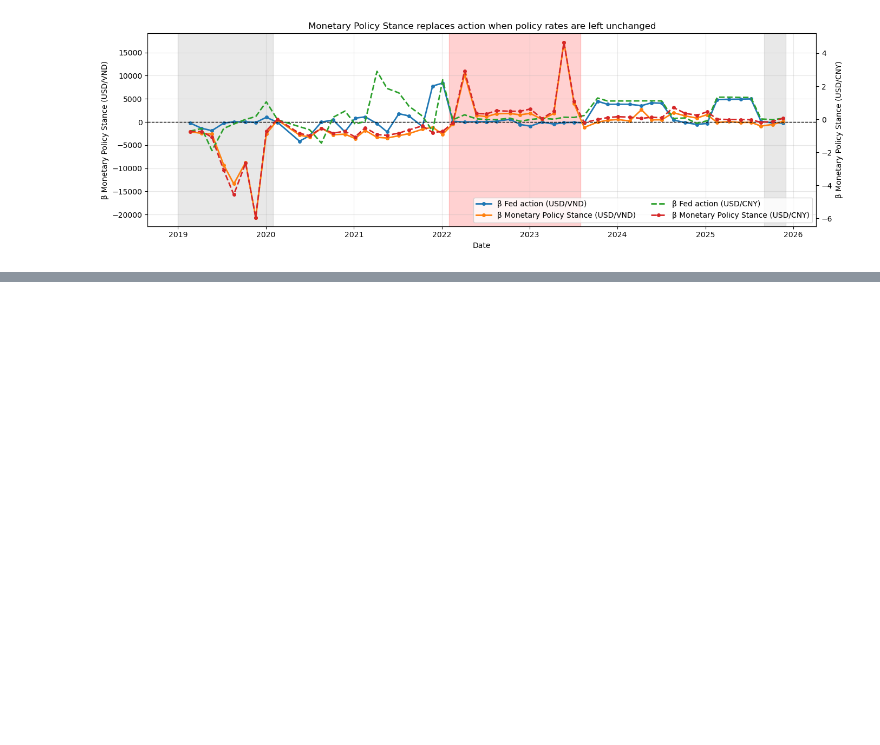
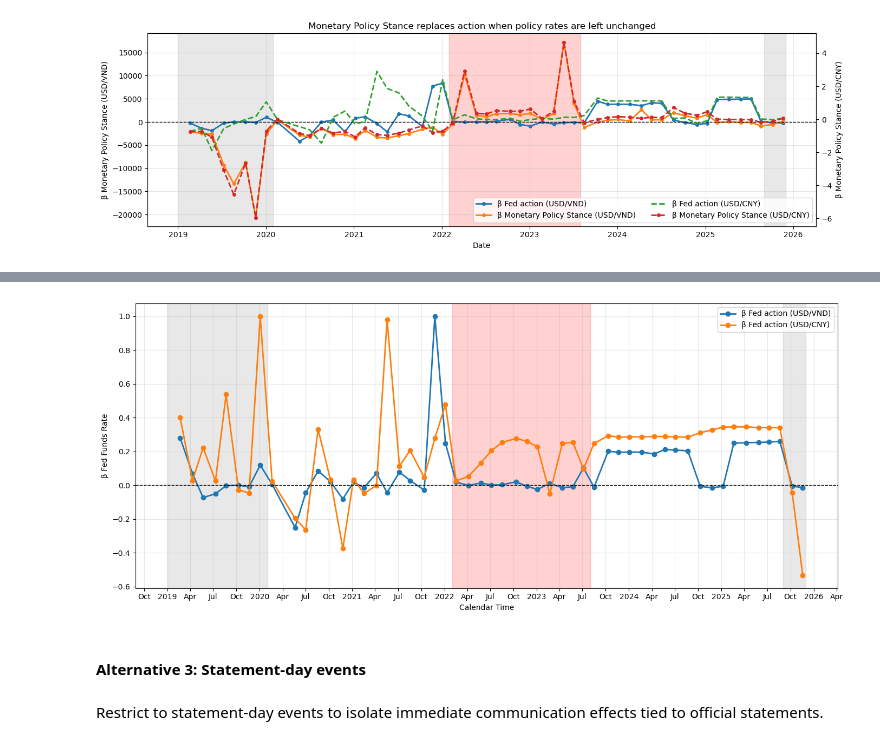
Before and after one commit to tnt1626/fed-action-fed-communication, a Jupyter notebook: src/event_regression.ipynb, the cells around one changed output, grey strips where cells are left out. Cells and saved outputs as stored; diff of their text form; code cells hidden in the pictures; blank space fills up the shorter version.

```diff
--- a/src/event_regression.ipynb
+++ b/src/event_regression.ipynb
@@ -829,0 +836,2 @@ plot_action_vs_stance_with_unchanged_periods(results_df_vnd, results_df_cny, tig
+# %%
+new_df = load_data()
@@ -829,0 +974,2 @@ plot_action_vs_stance_with_unchanged_periods(results_df_vnd, results_df_cny, tig
+# %%
+df_vnd_alter_2 = new_df.copy()
@@ -829,0 +1038,2 @@ plot_action_vs_stance_with_unchanged_periods(results_df_vnd, results_df_cny, tig
+# %%
+df_cny_alter_2 = new_df.copy()
@@ -829,0 +1102,26 @@ plot_action_vs_stance_with_unchanged_periods(results_df_vnd, results_df_cny, tig
+# %%
+beta_fed_funds_vnd = results_df_vnd['beta_fed_funds_t'] / results_df_vnd['beta_fed_funds_t'].abs().max()
+beta_fed_funds_cny = results_df_cny['beta_fed_funds_t'] / results_df_cny['beta_fed_funds_t'].abs().max()
+beta_fed_funds_vnd_cny = pd.DataFrame({
+    "event_date": results_df_vnd['event_date'],
+    "beta_fed_funds_vnd": beta_fed_funds_vnd,
+    "beta_fed_funds_cny": beta_fed_funds_cny
+    })
+# %%
+tightening_periods = [
+    ("2019-01-01", "2020-02-01"),
+    ("2022-02-01", "2023-08-01"),
+    ("2025-09-01", "2025-12-01"),
+]
+
+plot_usdvnd_fed_action_with_tightening(
+    df=beta_fed_funds_vnd_cny,
+    tightening_periods=tightening_periods,
+    beta_col= ['beta_fed_funds_vnd', 'beta_fed_funds_cny']
+)
+# %% [output]
+[figure, added]
+# %% [markdown]
+#### Alternative 3: Statement-day events
+# %% [markdown]
+Restrict to statement-day events to isolate immediate communication effects tied to official statements.
```
Also changed, not shown: parts of 24 cells of this notebook.
